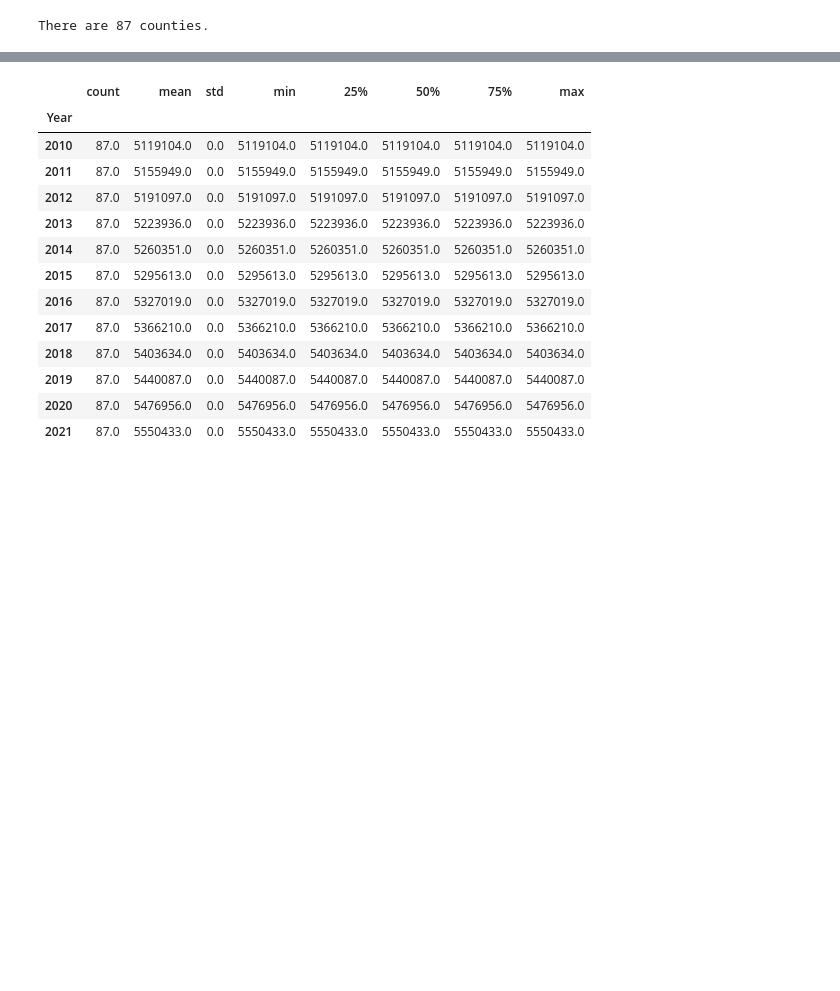
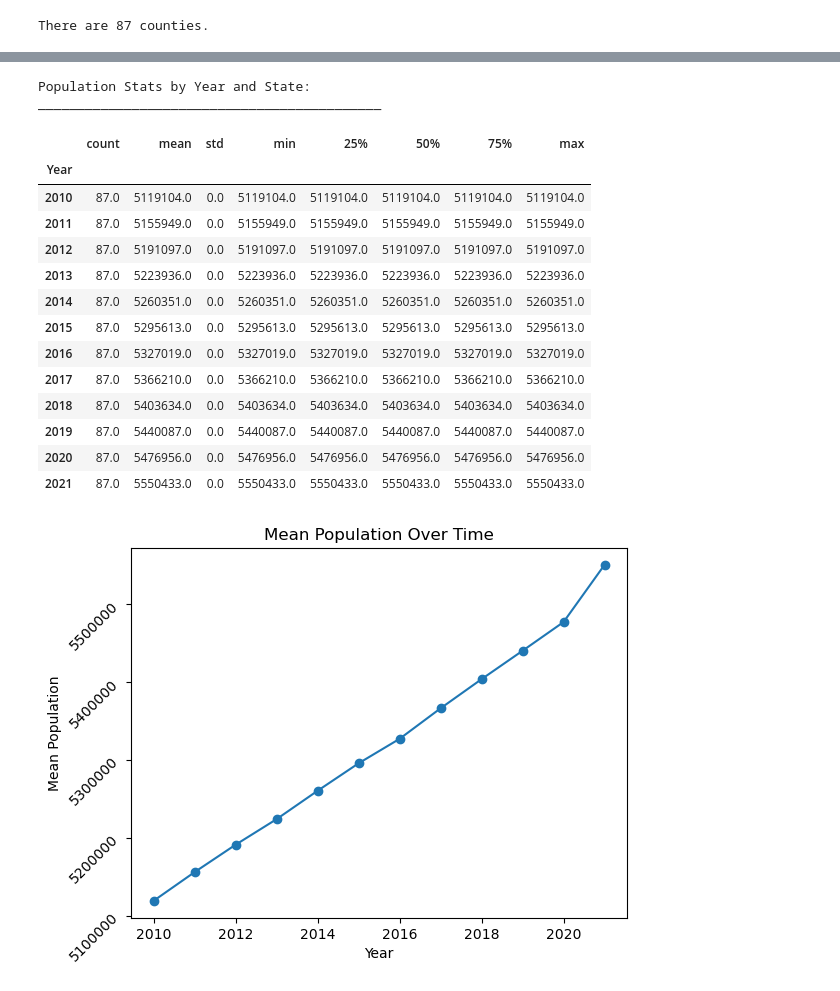
Before and after one commit to sesomluap/personal-fitness-analyst, a Jupyter notebook: Analysis.ipynb, the cells around one changed output, grey strips where cells are left out. Cells and saved outputs as stored; diff of their text form; code cells hidden in the pictures; blank space fills up the shorter version.

```diff
--- a/Analysis.ipynb
+++ b/Analysis.ipynb
@@ -29,10 +36,12 @@ print(f'There are {county_count} counties.')
 # %% [output]
 There are 87 counties.
 # %%
-# summary_stats
+# summary stats for population
 
 byYear_andCounty_df = poverty_df.groupby(['Year', 'County'])
 
-summary_stats = byYear_andCounty_df['Sample Population'].describe()
-summary_stats
+print('Population Stats by Year and County:')
+print('____________________________________________')
+summary_stats_population = byYear_andCounty_df['Sample Population'].describe()
+summary_stats_population
 # %% [output]
@@ -53,8 +64,12 @@ summary_stats
 # %%
 # Summing up the counties for each year
-state_totals = summary_stats.groupby('Year').sum()
-state_totals
+print('Population Stats by Year and State:')
+print('____________________________________________')
+state_population = summary_stats_population.groupby('Year').sum()
+state_population
 # %% [output]
+Population Stats by Year and State:
+____________________________________________
 |  | count | mean | std | min | 25% | 50% | 75% | max |
 | Year |  |  |  |  |  |  |  |  |
 | 2010 | 87.0 | 5119104.0 | 0.0 | 5119104.0 | 5119104.0 | 5119104.0 | 5119104.0 | 5119104.0 |
@@ -69,3 +84,15 @@ state_totals
 | 2019 | 87.0 | 5440087.0 | 0.0 | 5440087.0 | 5440087.0 | 5440087.0 | 5440087.0 | 5440087.0 |
 | 2020 | 87.0 | 5476956.0 | 0.0 | 5476956.0 | 5476956.0 | 5476956.0 | 5476956.0 | 5476956.0 |
 | 2021 | 87.0 | 5550433.0 | 0.0 | 5550433.0 | 5550433.0 | 5550433.0 | 5550433.0 | 5550433.0 |
+# %%
+
+state_population['mean'].plot(kind='line', marker='o', title='Mean Population Over Time')
+
+plt.ylabel('Mean Population')  # Label for the y-axis
+plt.yticks(rotation=45)       # Rotate y-axis labels for better readability
+plt.ticklabel_format(style='plain', axis='y')  # Disable scientific notation on the y-axis labels
+
+# Show the plot
+plt.show()
+# %% [output]
+[figure, added]
```
Also changed, not shown: parts of 5 cells of this notebook.
